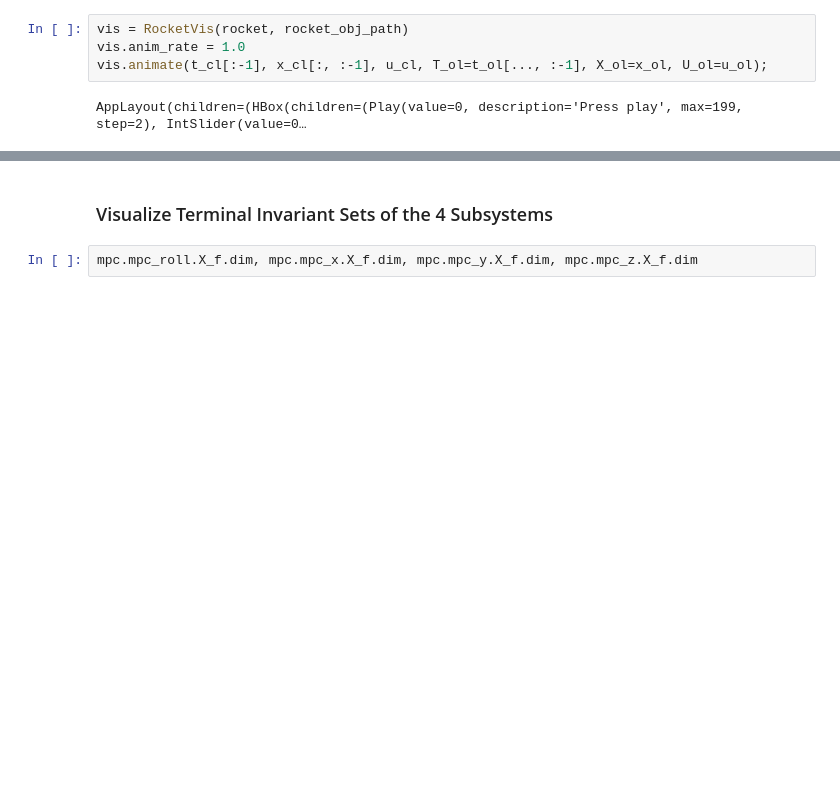
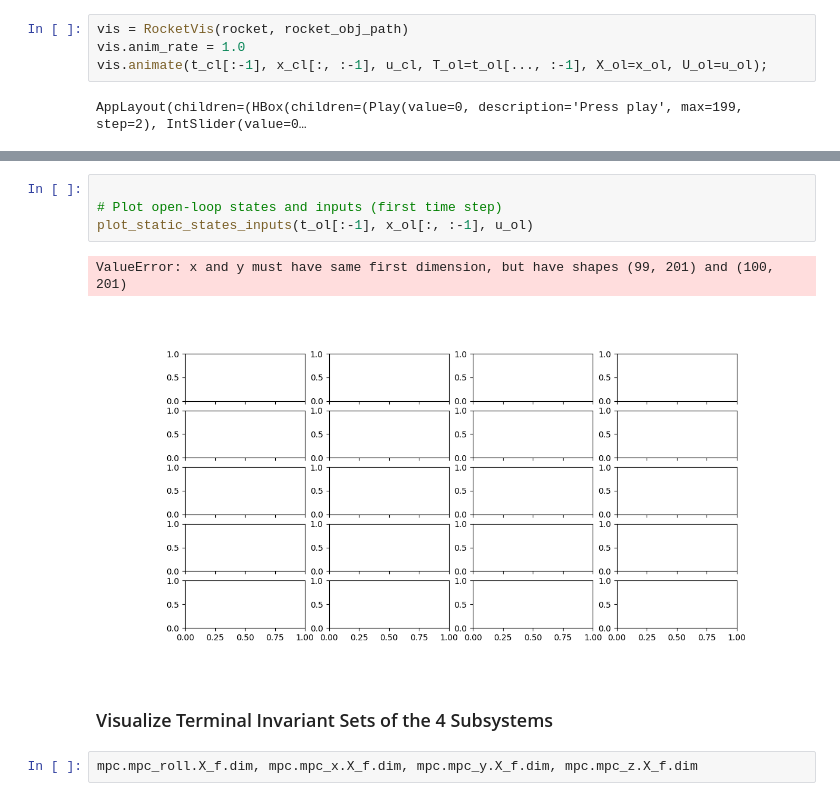
Before and after one commit to tancredelg/MPC-Course-EPFL, a Jupyter notebook: project/Deliverable_3_1/Deliverable_3_1.ipynb, the cells around one changed output, grey strips where cells are left out. Saved outputs shown, nothing was run; the diff lists cells and outputs as text; blank space fills up the shorter version.

```diff
--- a/project/Deliverable_3_1/Deliverable_3_1.ipynb
+++ b/project/Deliverable_3_1/Deliverable_3_1.ipynb
@@ -85,3 +78,10 @@ AppLayout(children=(HBox(children=(Play(value=0, description='Press play', max=1
+# %%
+
+# Plot open-loop states and inputs (first time step)
+plot_static_states_inputs(t_ol[:-1], x_ol[:, :-1], u_ol)
+# %% [output]
+ValueError: x and y must have same first dimension, but have shapes (99, 201) and (100, 201)
+[figure, added]
 # %% [markdown]
 ### Visualize Terminal Invariant Sets of the 4 Subsystems
 # %%
```
Also changed, not shown: parts of 2 cells of this notebook.
